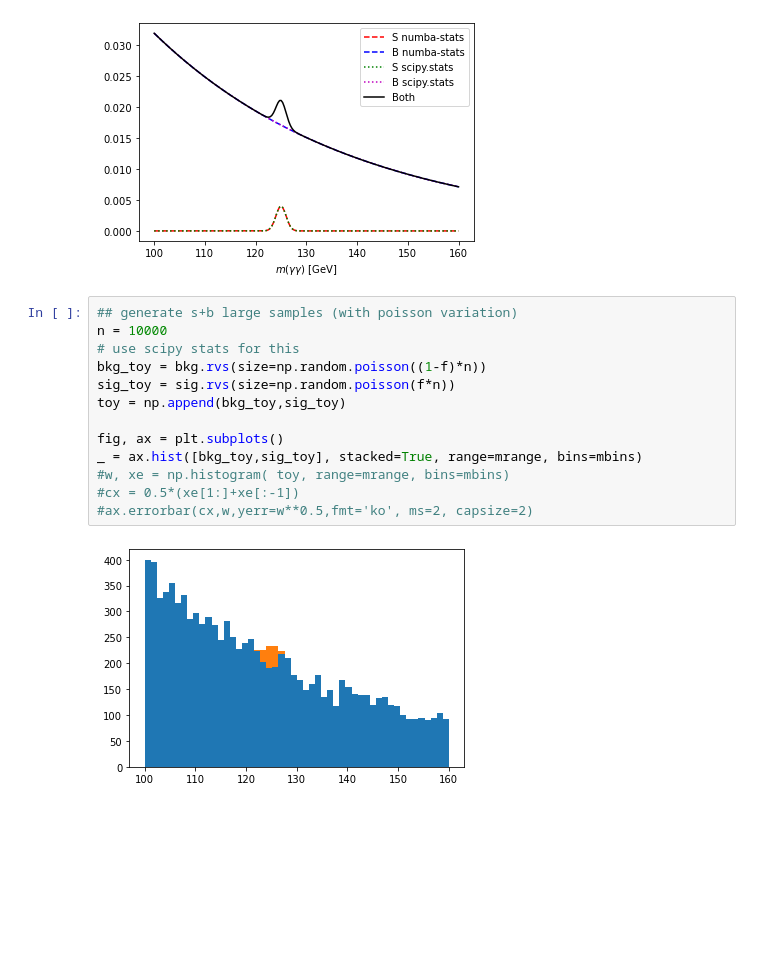
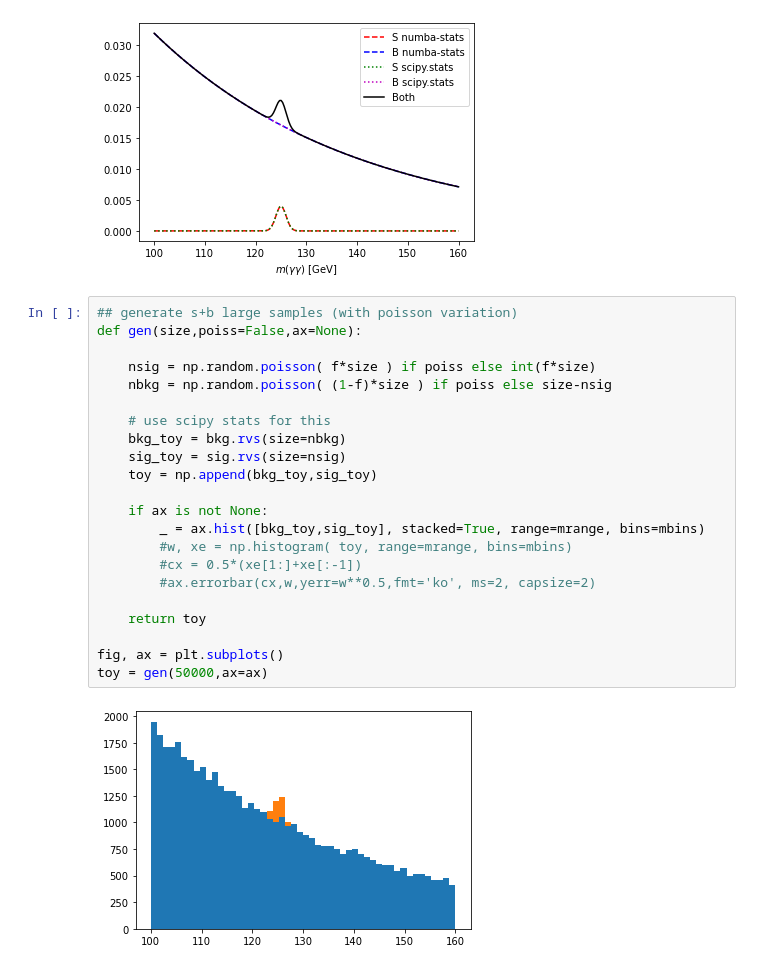
Before and after one commit to matthewkenzie/notebooks, a Jupyter notebook: Hgg_sens.ipynb, the cells around one changed output. Saved outputs shown, nothing was run; the diff lists cells and outputs as text; blank space fills up the shorter version.

```diff
--- a/Hgg_sens.ipynb
+++ b/Hgg_sens.ipynb
@@ -49,17 +50,26 @@ _ = ax.set_xlabel('$m(\gamma\gamma)$ [GeV]')
 [figure]
 # %%
 ## generate s+b large samples (with poisson variation)
-n = 10000
-# use scipy stats for this
-bkg_toy = bkg.rvs(size=np.random.poisson((1-f)*n))
-sig_toy = sig.rvs(size=np.random.poisson(f*n))
-toy = np.append(bkg_toy,sig_toy)
+def gen(size,poiss=False,ax=None):
+
+    nsig = np.random.poisson( f*size ) if poiss else int(f*size)
+    nbkg = np.random.poisson( (1-f)*size ) if poiss else size-nsig
+
+    # use scipy stats for this
+    bkg_toy = bkg.rvs(size=nbkg)
+    sig_toy = sig.rvs(size=nsig)
+    toy = np.append(bkg_toy,sig_toy)
+
+    if ax is not None:
+        _ = ax.hist([bkg_toy,sig_toy], stacked=True, range=mrange, bins=mbins)
+        #w, xe = np.histogram( toy, range=mrange, bins=mbins)
+        #cx = 0.5*(xe[1:]+xe[:-1])
+        #ax.errorbar(cx,w,yerr=w**0.5,fmt='ko', ms=2, capsize=2)
+
+    return toy
 
 fig, ax = plt.subplots()
-_ = ax.hist([bkg_toy,sig_toy], stacked=True, range=mrange, bins=mbins)
-#w, xe = np.histogram( toy, range=mrange, bins=mbins)
-#cx = 0.5*(xe[1:]+xe[:-1])
-#ax.errorbar(cx,w,yerr=w**0.5,fmt='ko', ms=2, capsize=2)
+toy = gen(50000,ax=ax)
 # %% [output]
-[figure, old version]
+[figure, new version]
 # %%
```
Also changed, not shown: parts of 6 cells of this notebook, 1 other file.
